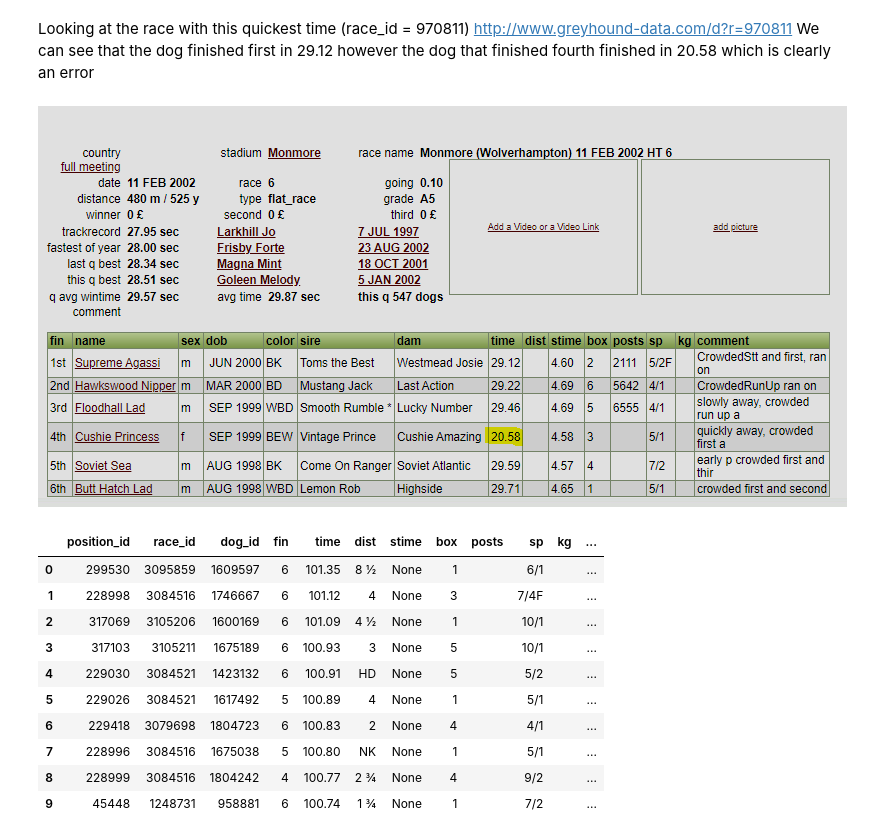
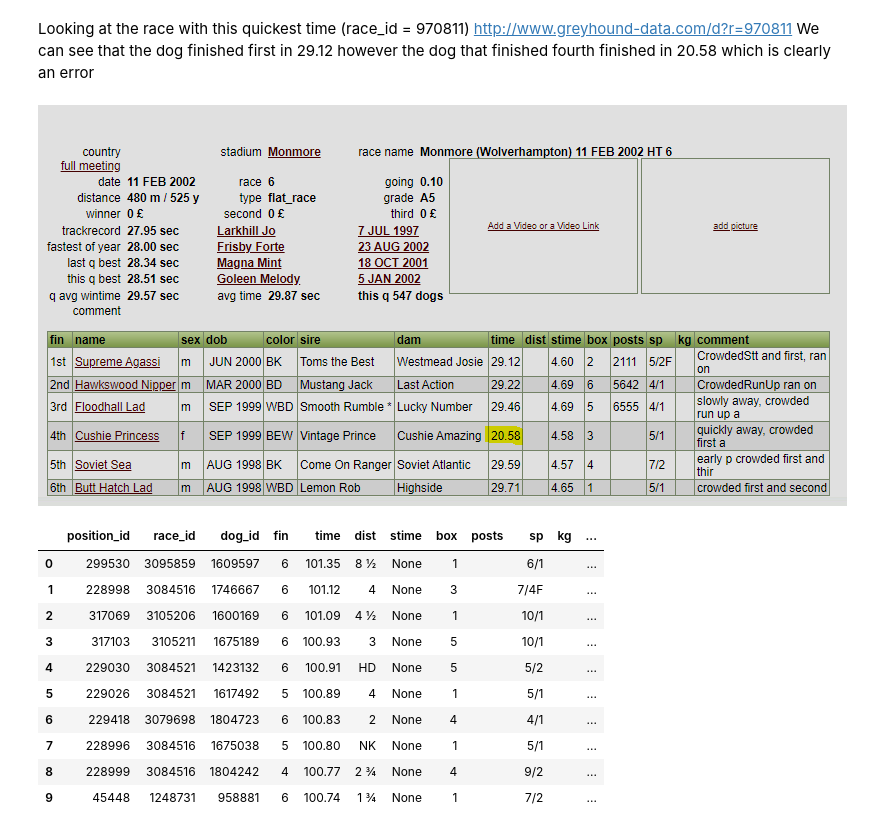
Before and after one commit to tonyjward/dogs, a Jupyter notebook: notebooks/1_Exploratory_Data_Analysis.ipynb, the cells around one changed output. Drawn from its saved outputs; the diff is of its cells as text; code cells hidden in the pictures.

```diff
--- a/notebooks/1_Exploratory_Data_Analysis.ipynb
+++ b/notebooks/1_Exploratory_Data_Analysis.ipynb
@@ -137,8 +140,11 @@ limit 10''', cnx)
 | 9 | 284673 | 2589596 | 1535955 | 1 | 27.76 |  | 4.13 | 2 | 4221 | 4/6F |  | ... |
 # %% [markdown]
 Looking at the race with this quickest time (race_id = 970811) http://www.greyhound-data.com/d?r=970811 We can see that the dog finished first in 29.12 however the dog that finished fourth finished in 20.58 which is clearly an error
-# %% [markdown]
-![fastest_time.PNG](attachment:fastest_time.PNG)
+# %%
+from IPython.display import Image
+Image(filename='images/fastest_time.PNG')
+# %% [output]
+[figure, added]
 # %%
 pd.read_sql_query('''
 SELECT p.*, r.distance
```
Also changed, not shown: parts of 6 cells of this notebook.
